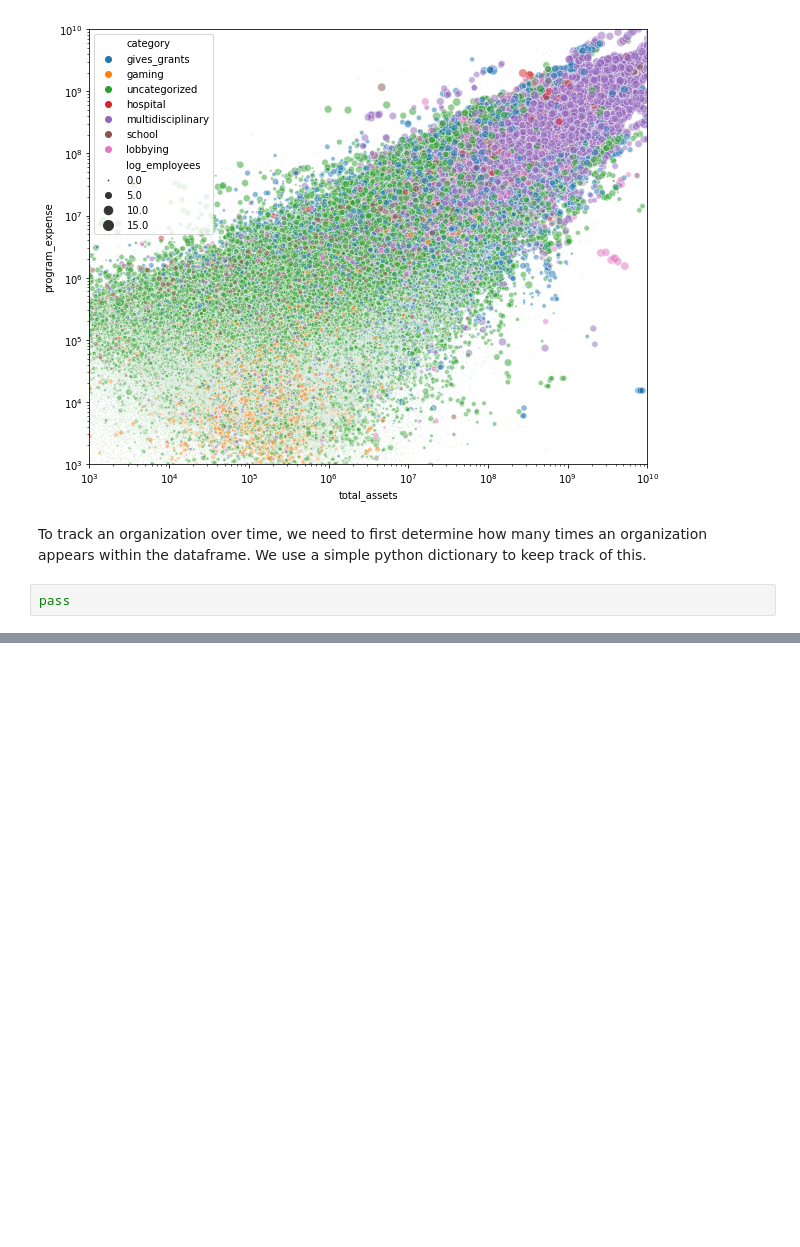
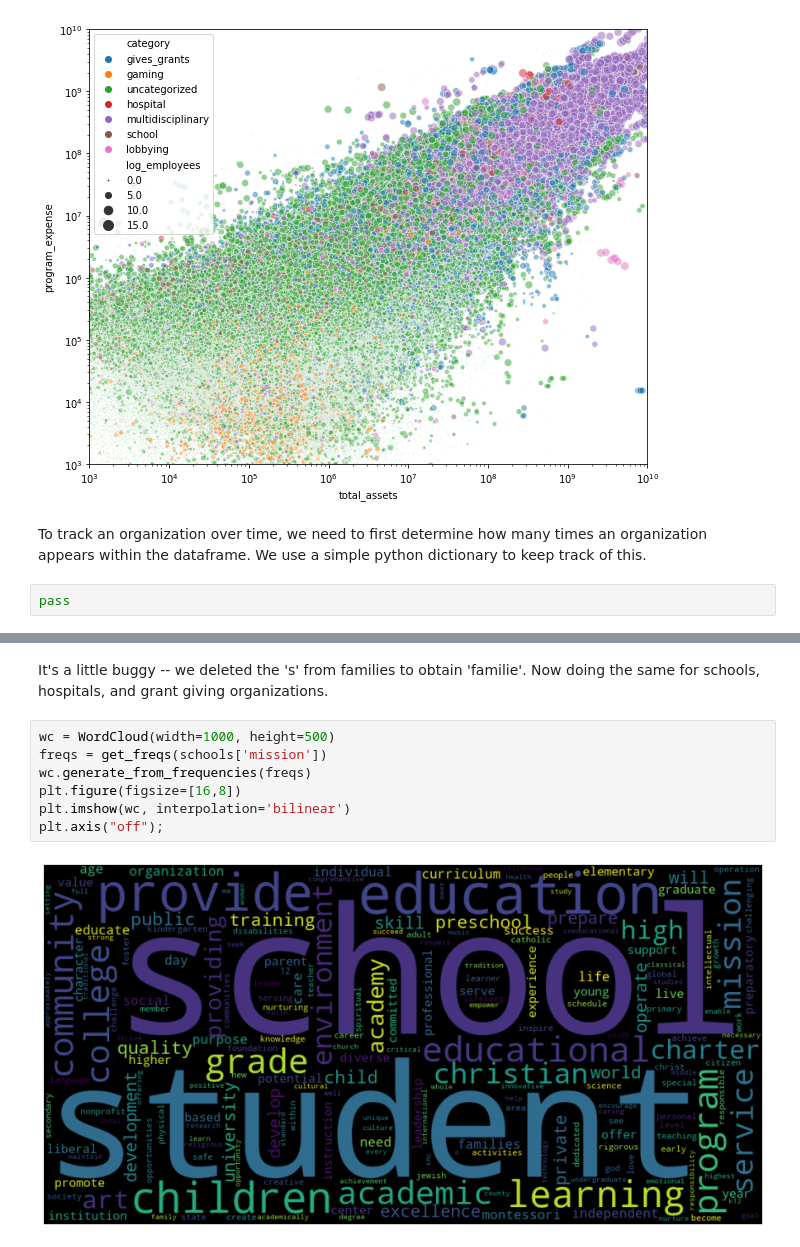
Before and after one commit to zebengberg/990-NN, a Jupyter notebook: examples.ipynb, the cells around one changed output, grey strips where cells are left out. Drawn from its saved outputs; the diff is of its cells as text; blank space fills up the shorter version.

```diff
--- a/examples.ipynb
+++ b/examples.ipynb
@@ -235,0 +272,11 @@ ModuleNotFoundError: No module named 'wordcloud'
+# %% [markdown]
+It's a little buggy -- we deleted the 's' from families to obtain 'familie'.  Now doing the same for schools, hospitals, and grant giving organizations.
+# %%
+wc = WordCloud(width=1000, height=500)
+freqs = get_freqs(schools['mission'])
+wc.generate_from_frequencies(freqs)
+plt.figure(figsize=[16,8])
+plt.imshow(wc, interpolation='bilinear')
+plt.axis("off");
+# %% [output]
+[figure, added]
```
Also changed, not shown: parts of 13 cells of this notebook.
